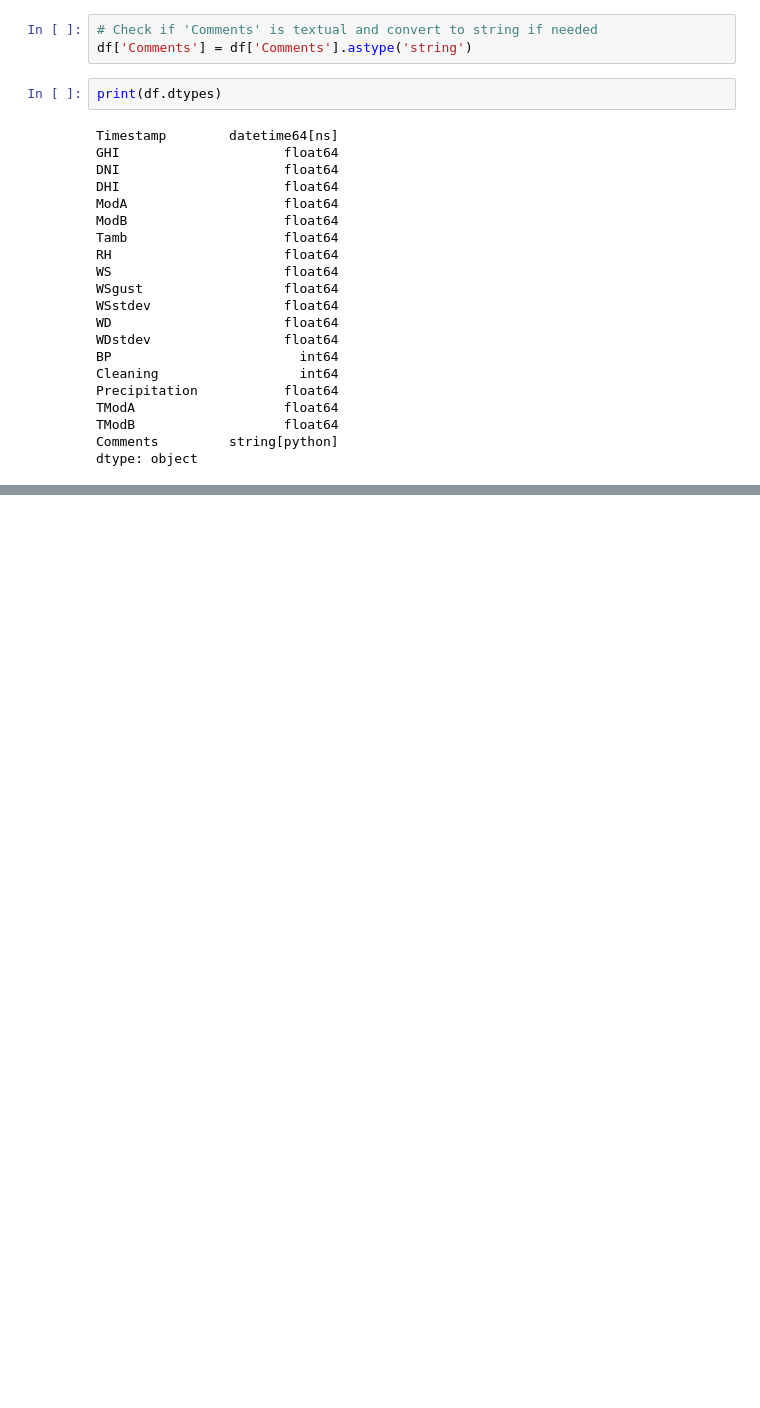
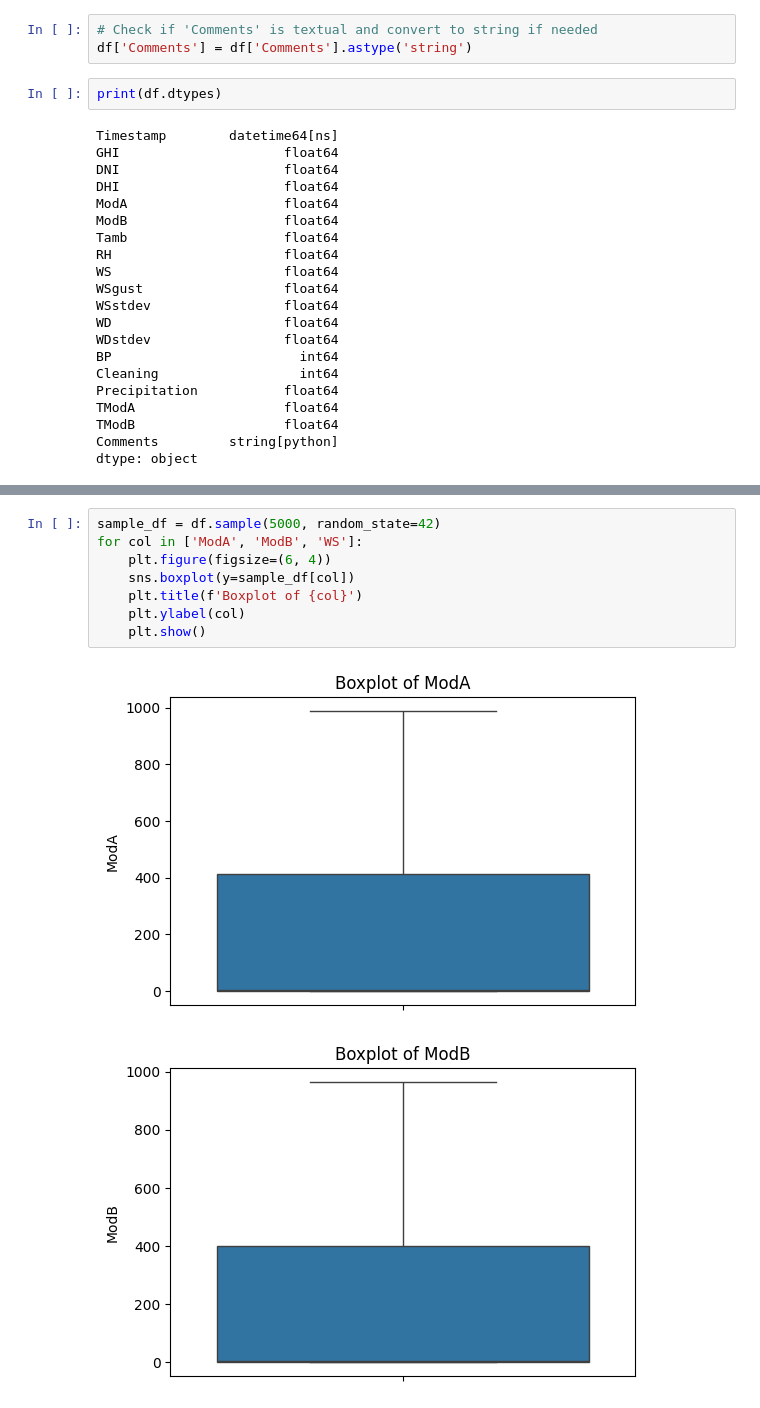
Before and after one commit to ayaf111/solar-challenge-week-0, a Jupyter notebook: notebooks/togo.ipynb, the cells around one changed output, grey strips where cells are left out. Saved outputs shown, nothing was run; the diff lists cells and outputs as text; blank space fills up the shorter version.

```diff
--- a/notebooks/togo.ipynb
+++ b/notebooks/togo.ipynb
@@ -129,0 +239,11 @@ dtype: object
+# %%
+sample_df = df.sample(5000, random_state=42)
+for col in ['ModA', 'ModB', 'WS']:
+    plt.figure(figsize=(6, 4))
+    sns.boxplot(y=sample_df[col])
+    plt.title(f'Boxplot of {col}')
+    plt.ylabel(col)
+    plt.show()
+# %% [output]
+[figure, added]
+[figure, added]
```
Also changed, not shown: parts of 14 cells of this notebook.
